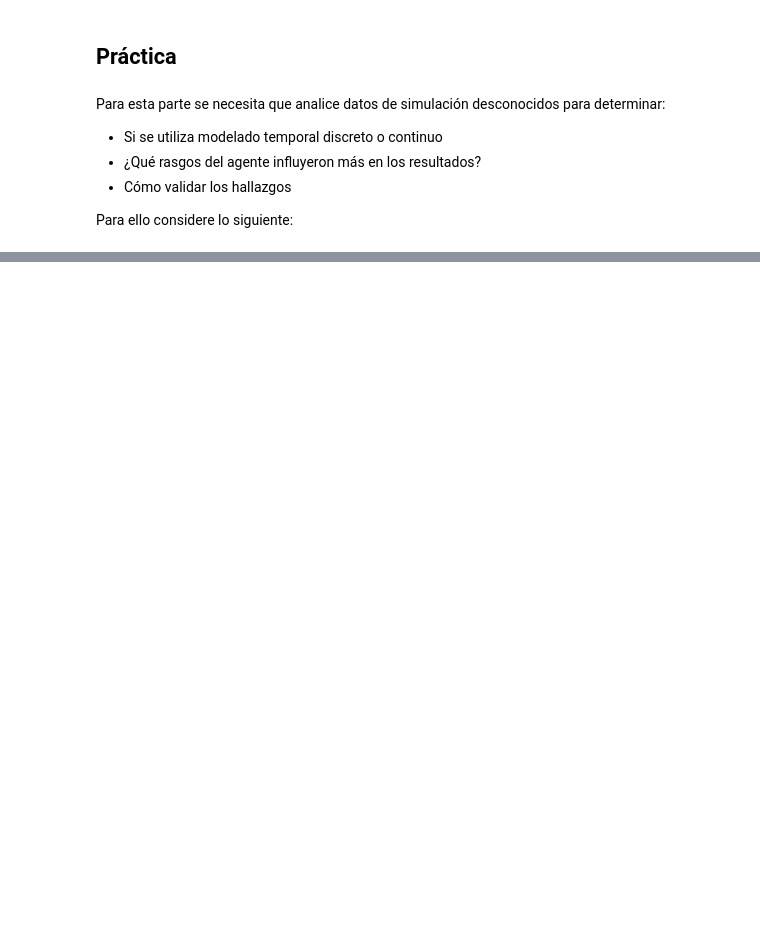
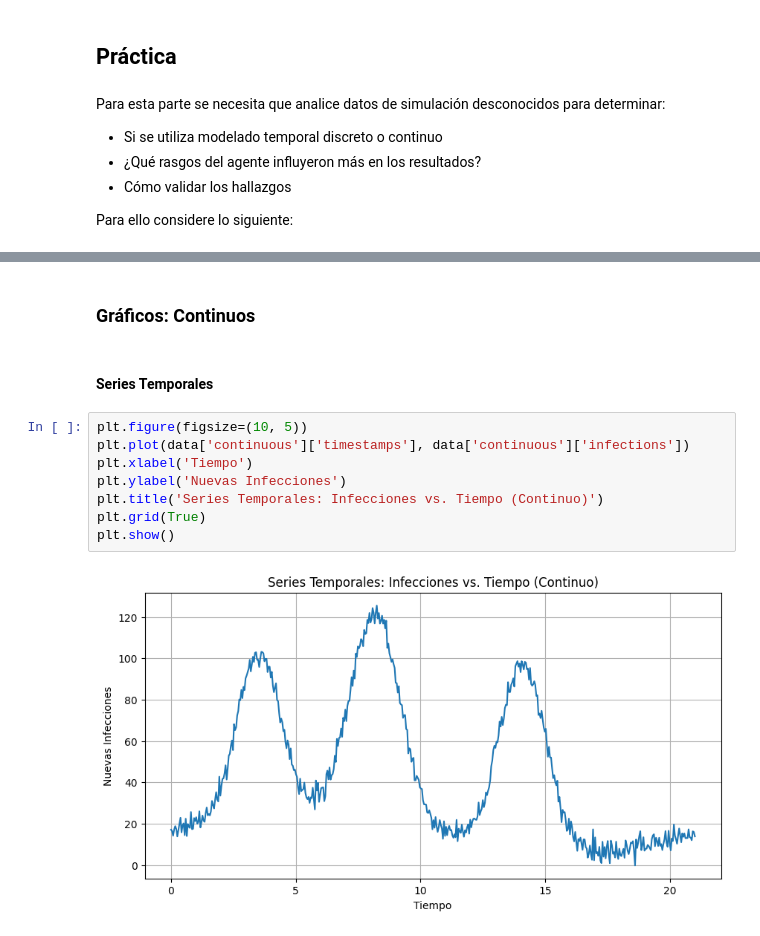
Before and after one commit to FabianKel/ModSim-LAB4, a Jupyter notebook: Ejercicio4.ipynb, the cells around one changed output, grey strips where cells are left out. Saved outputs shown, nothing was run; the diff lists cells and outputs as text; blank space fills up the shorter version.

```diff
--- a/Ejercicio4.ipynb
+++ b/Ejercicio4.ipynb
@@ -82,0 +165,14 @@ Instrucciones:
+# %% [markdown]
+### **Gráficos: Continuos**
+# %% [markdown]
+#### Series Temporales
+# %%
+plt.figure(figsize=(10, 5))
+plt.plot(data['continuous']['timestamps'], data['continuous']['infections'])
+plt.xlabel('Tiempo')
+plt.ylabel('Nuevas Infecciones')
+plt.title('Series Temporales: Infecciones vs. Tiempo (Continuo)')
+plt.grid(True)
+plt.show()
+# %% [output]
+[figure, added]
```
Also changed, not shown: parts of 21 cells of this notebook, 2 other files.
